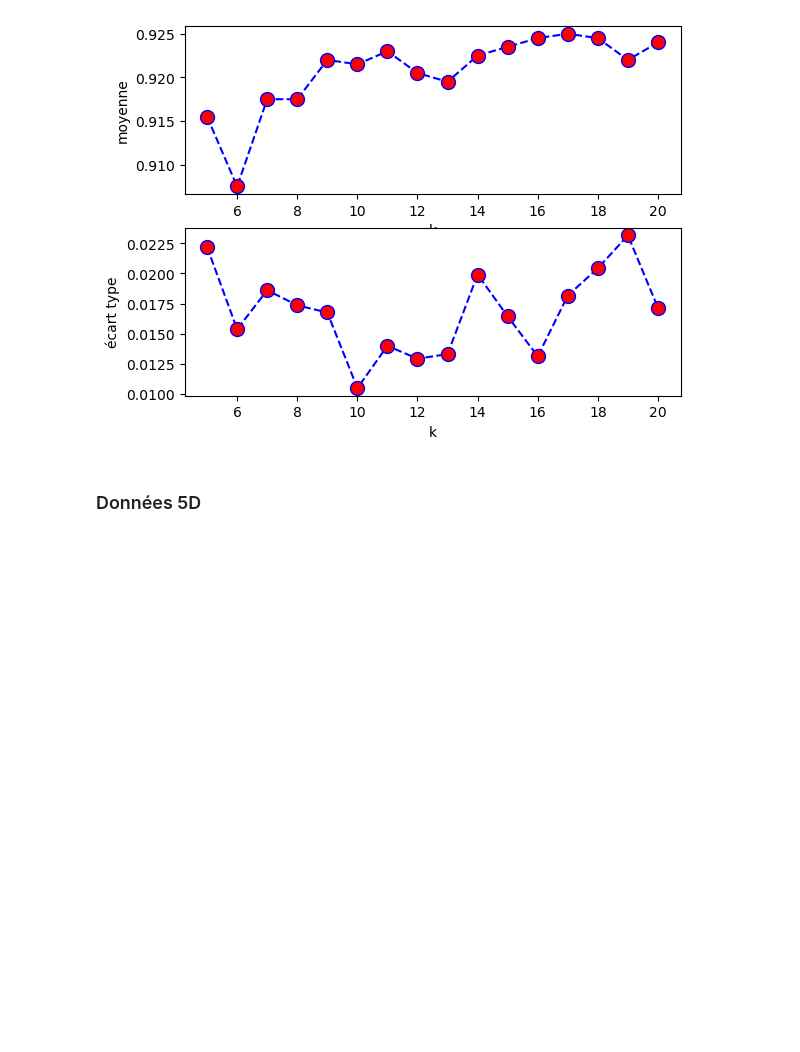
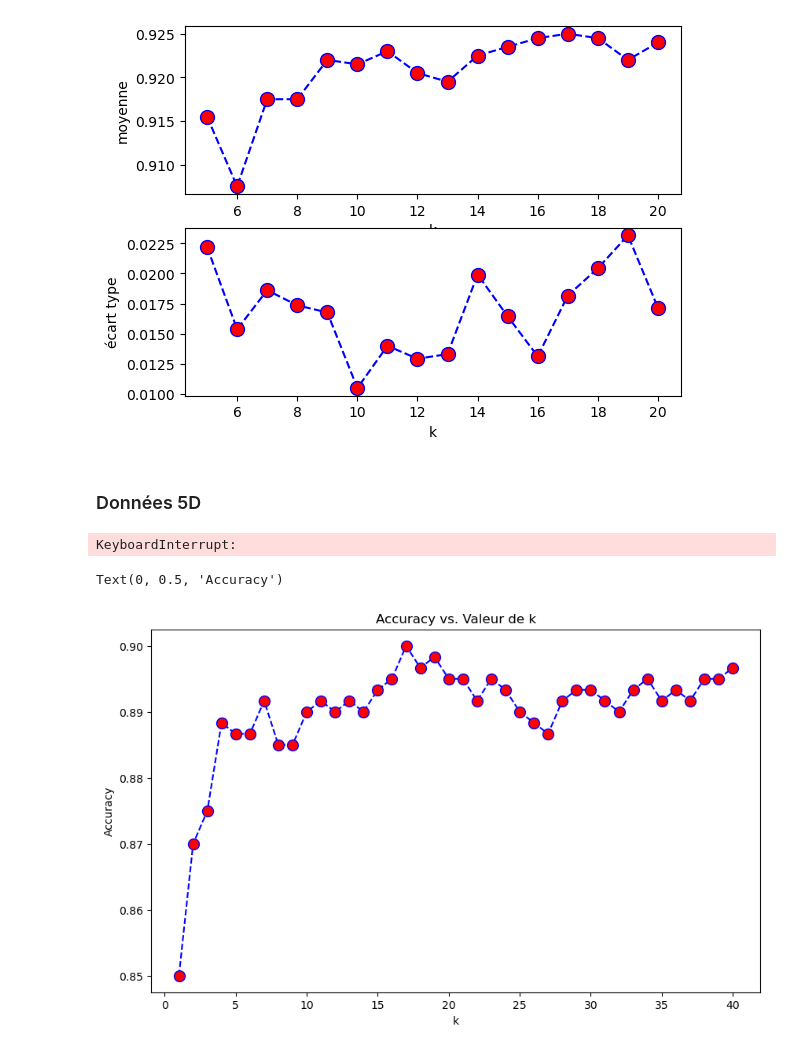
Before and after one commit to iLykTurtlz/MLAlgorithms3, a Jupyter notebook: projet-1/projet-1-BENAHMED-JARSKI.ipynb, the cells around one changed output. Cells and saved outputs as stored; diff of their text form; code cells hidden in the pictures; blank space fills up the shorter version.

```diff
--- a/projet-1/projet-1-BENAHMED-JARSKI.ipynb
+++ b/projet-1/projet-1-BENAHMED-JARSKI.ipynb
@@ -461,7 +475,7 @@ perf
 k=10
 niter=10
 
-index = index = np.random.permutation(X2D.shape[0])
+index = np.random.permutation(X2D.shape[0])
 X2D_melange = X2D[index]
 Y2D_melange = Y2D[index]
 perf_10 = []
@@ -527,7 +534,7 @@ for i in range(0,len(valeurs_k)):
 # %%
 #Parametres...à modifier
 pourcentage_train = 0.7
-k_max = 10  #max value de k à tester
+k_max = 40  #max value de k à tester
 # %%
 #Code de génération du test-train split...pas à modifier
 npos_total = Y5D[Y5D == +1].shape[0]
@@ -537,18 +544,24 @@ npos_train = int(npos_total * pourcentage_train)
 nneg_train = int(nneg_total * pourcentage_train)
 
 (X_train, y_train), (X_test, y_test) = genere_train_test(X5D, Y5D, npos_train, nneg_train)
+# %%
+#cellule lente
+accuracies3 = []
+
+for k in range(1,k_max+1):
+    knn = ClassifierKNN(5,k)
+    knn.train(X_train, y_train)
+    acc = knn.accuracy(X_test, y_test)
+    accuracies3.append(acc)
+# %% [output]
+KeyboardInterrupt:
 # %%
-accuracies = []
-
-for k in range(1,k_max+1):
-    knn = ClassifierKNN(5,k)
-    knn.train(X_train, y_train)
-    acc = knn.accuracy(X_test, y_test)
-    accuracies.append(acc)
-
 plt.figure(figsize=(10,6))
-plt.plot(range(1,k_max+1),accuracies,color='blue', linestyle='dashed', marker='o',
+plt.plot(range(1,k_max+1),accuracies3,color='blue', linestyle='dashed', marker='o',
          markerfacecolor='red', markersize=10)
 plt.title('Accuracy vs. Valeur de k')
 plt.xlabel('k')
 plt.ylabel('Accuracy')
+# %% [output]
+Text(0, 0.5, 'Accuracy')
+[figure, added]
```
Also changed, not shown: parts of 22 cells of this notebook, 2 other files.
